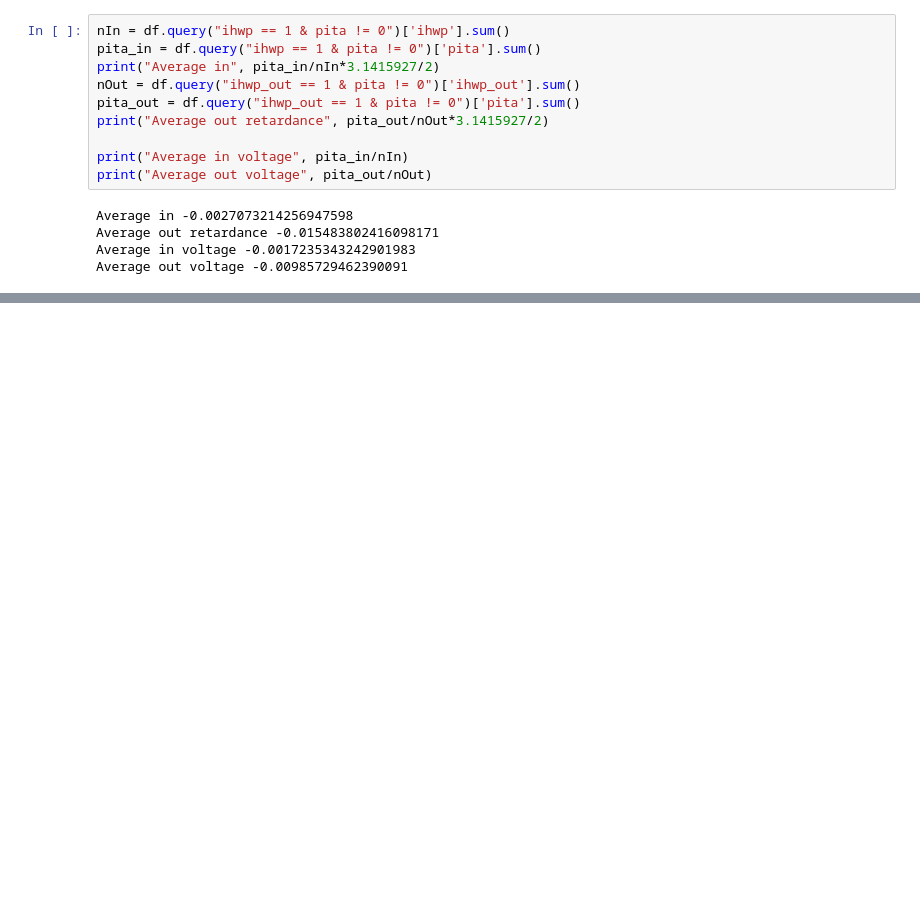
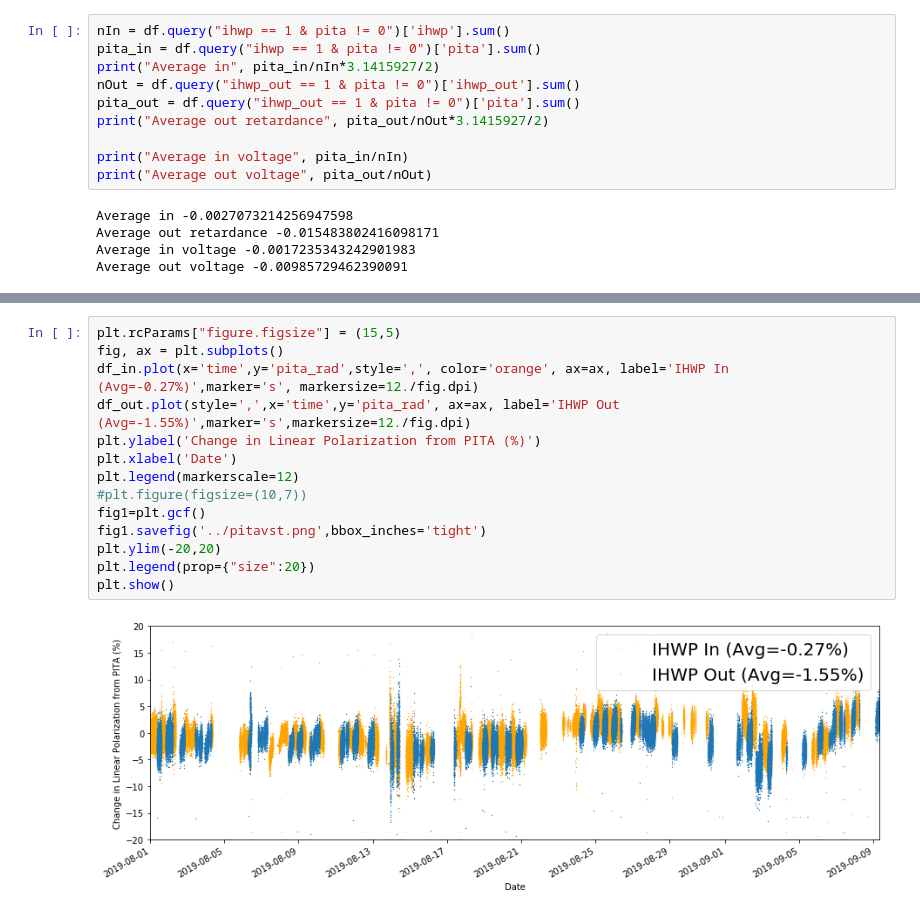
Before and after one commit to jonesdc76/MollerPolarimetry, a Jupyter notebook: macros/PITA_retardance_improved.ipynb, the cells around one changed output, grey strips where cells are left out. Cells and saved outputs as stored; diff of their text form; blank space fills up the shorter version.

```diff
--- a/macros/PITA_retardance_improved.ipynb
+++ b/macros/PITA_retardance_improved.ipynb
@@ -45,0 +47,16 @@ plt.show()
+# %%
+plt.rcParams["figure.figsize"] = (15,5)
+fig, ax = plt.subplots()
+df_in.plot(x='time',y='pita_rad',style=',', color='orange', ax=ax, label='IHWP In (Avg=-0.27%)',marker='s', markersize=12./fig.dpi)
+df_out.plot(style=',',x='time',y='pita_rad', ax=ax, label='IHWP Out (Avg=-1.55%)',marker='s',markersize=12./fig.dpi)
+plt.ylabel('Change in Linear Polarization from PITA (%)')
+plt.xlabel('Date')
+plt.legend(markerscale=12)
+#plt.figure(figsize=(10,7))
+fig1=plt.gcf()
+fig1.savefig('../pitavst.png',bbox_inches='tight')
+plt.ylim(-20,20)
+plt.legend(prop={"size":20})
+plt.show()
+# %% [output]
+[figure, added]
```
Also changed, not shown: parts of 2 cells of this notebook, 2 other files.
